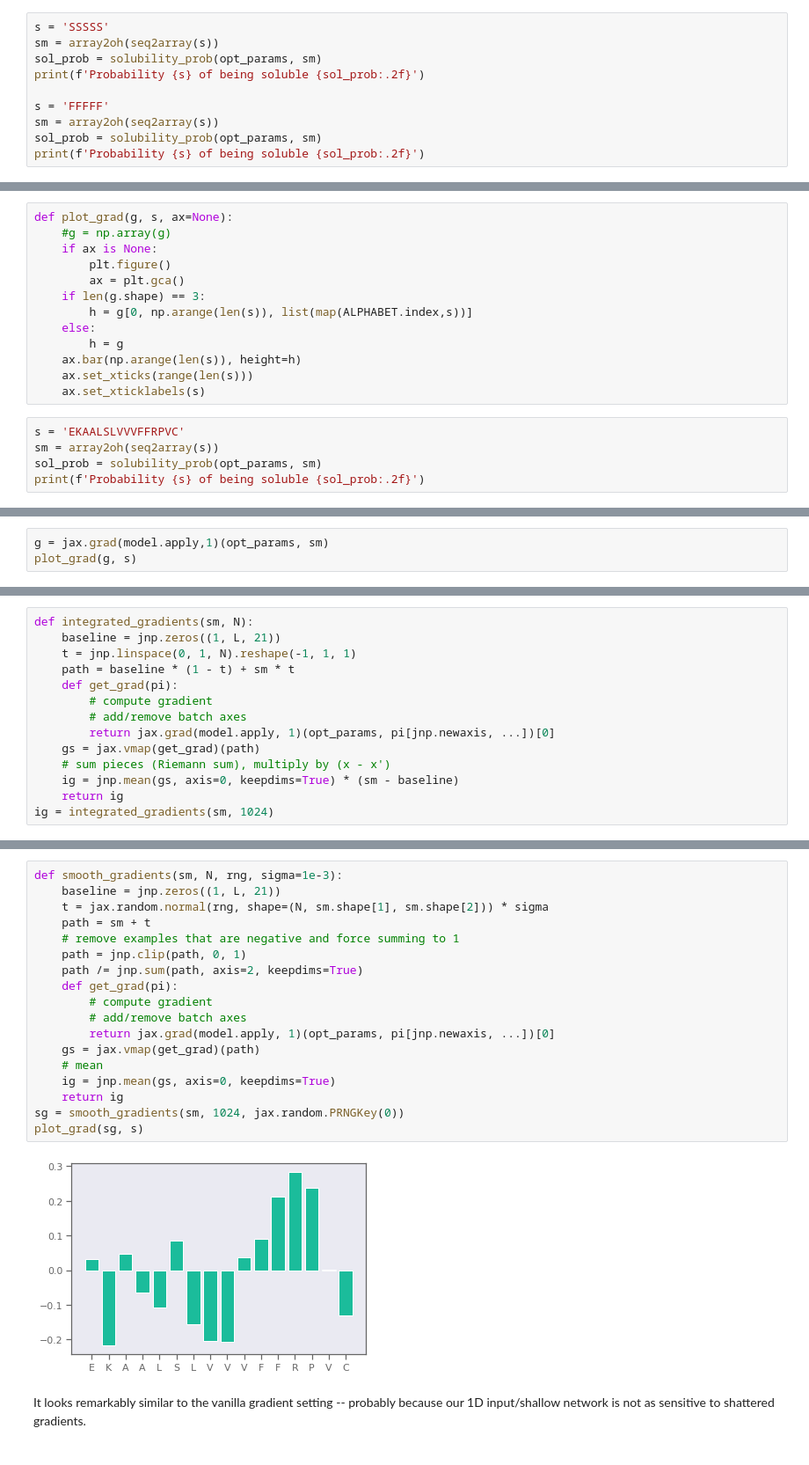
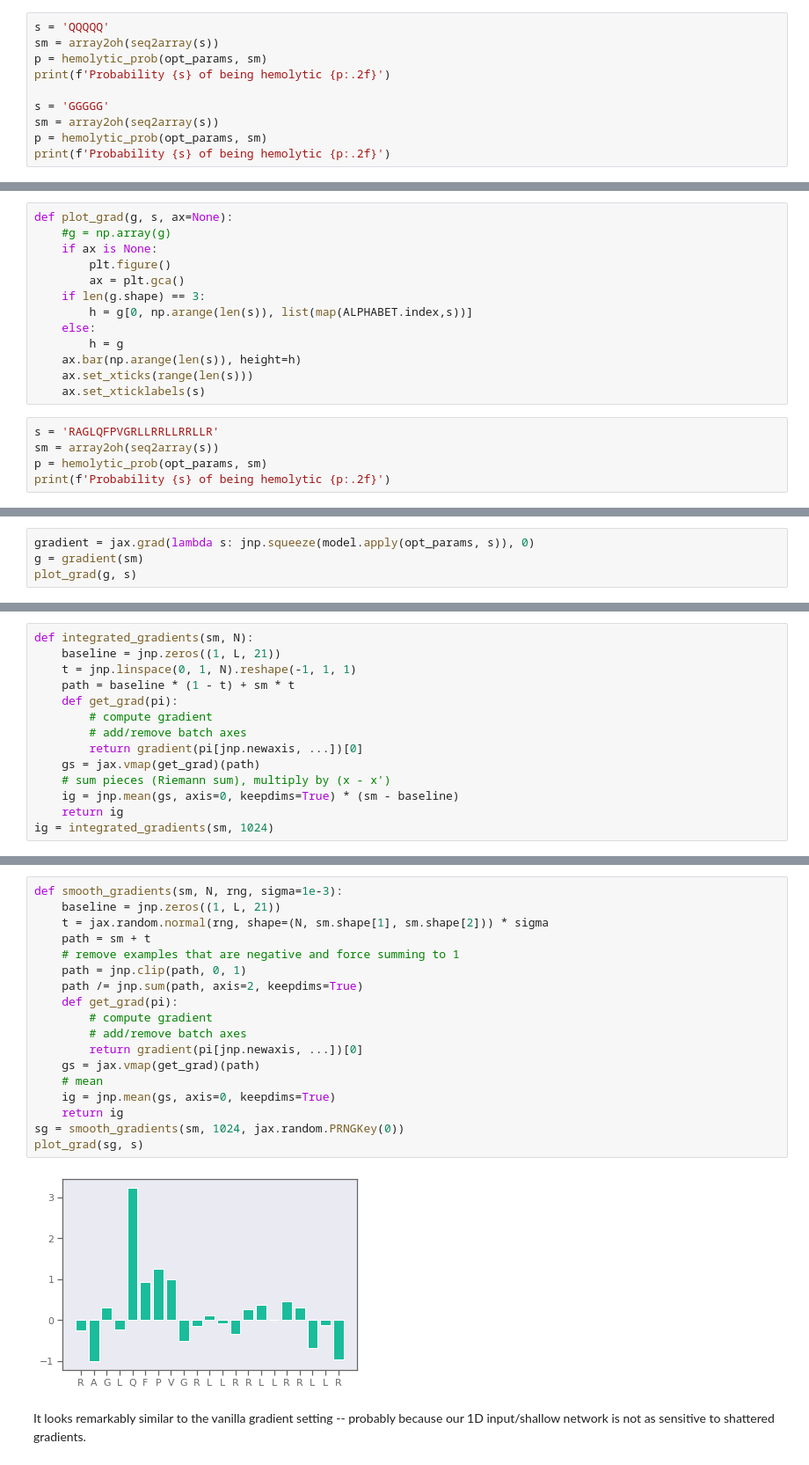
Before and after one commit to whitead/dmol-book, a Jupyter notebook: dl/xai.ipynb, the cells around one changed output, grey strips where cells are left out. Shown at 88% size. Drawn from its saved outputs; the diff is of its cells as text.

```diff
--- a/dl/xai.ipynb
+++ b/dl/xai.ipynb
@@ -270,11 +276,11 @@ Let's try an amino acid sequence, a peptide, to get a feel for the model. The mo
 # %%
-s = 'SSSSS'
+s = 'QQQQQ'
 sm = array2oh(seq2array(s))
-sol_prob = solubility_prob(opt_params, sm)
-print(f'Probability {s} of being soluble {sol_prob:.2f}')
+p = hemolytic_prob(opt_params, sm)
+print(f'Probability {s} of being hemolytic {p:.2f}')
 
-s = 'FFFFF'
+s = 'GGGGG'
 sm = array2oh(seq2array(s))
-sol_prob = solubility_prob(opt_params, sm)
-print(f'Probability {s} of being soluble {sol_prob:.2f}')
+p = hemolytic_prob(opt_params, sm)
+print(f'Probability {s} of being hemolytic {p:.2f}')
 # %% [output]
@@ -300,8 +306,8 @@ def plot_grad(g, s, ax=None):
     ax.set_xticks(range(len(s)))
     ax.set_xticklabels(s)
 # %%
-s = 'EKAALSLVVVFFRPVC'
+s = 'RAGLQFPVGRLLRRLLRRLLR'
 sm = array2oh(seq2array(s))
-sol_prob = solubility_prob(opt_params, sm)
-print(f'Probability {s} of being soluble {sol_prob:.2f}')
+p = hemolytic_prob(opt_params, sm)
+print(f'Probability {s} of being hemolytic {p:.2f}')
 # %% [output]
@@ -309,4 +315,5 @@ Probability EKAALSLVVVFFRPVC of being soluble 0.50
 # %%
-g = jax.grad(model.apply,1)(opt_params, sm)
+gradient = jax.grad(lambda s: jnp.squeeze(model.apply(opt_params, s)), 0)
+g = gradient(sm)
 plot_grad(g, s)
 # %% [output]
@@ -332,7 +338,7 @@ def integrated_gradients(sm, N):
     def get_grad(pi):
         # compute gradient
         # add/remove batch axes
-        return jax.grad(model.apply, 1)(opt_params, pi[jnp.newaxis, ...])[0]
+        return gradient(pi[jnp.newaxis, ...])[0]
     gs = jax.vmap(get_grad)(path)
     # sum pieces (Riemann sum), multiply by (x - x')
     ig = jnp.mean(gs, axis=0, keepdims=True) * (sm - baseline)
@@ -357,23 +363,23 @@ There is one additional hyperparameter, $\sigma$, which in principle should be a
 # %%
 def smooth_gradients(sm, N, rng, sigma=1e-3):
     baseline = jnp.zeros((1, L, 21))
     t = jax.random.normal(rng, shape=(N, sm.shape[1], sm.shape[2])) * sigma
     path = sm + t
     # remove examples that are negative and force summing to 1
     path = jnp.clip(path, 0, 1)
     path /= jnp.sum(path, axis=2, keepdims=True)
     def get_grad(pi):
         # compute gradient
         # add/remove batch axes
-        return jax.grad(model.apply, 1)(opt_params, pi[jnp.newaxis, ...])[0]
+        return gradient(pi[jnp.newaxis, ...])[0]
     gs = jax.vmap(get_grad)(path)
     # mean
     ig = jnp.mean(gs, axis=0, keepdims=True)
     return ig
 sg = smooth_gradients(sm, 1024, jax.random.PRNGKey(0))
 plot_grad(sg, s)
 # %% [output]
-[figure, old version]
+[figure, new version]
 # %% [markdown]
 It looks remarkably similar to the vanilla gradient setting -- probably because our 1D input/shallow network is not as sensitive to shattered gradients.
 # %% [markdown]
```
Also changed, not shown: parts of 32 cells of this notebook, 2 other files.
